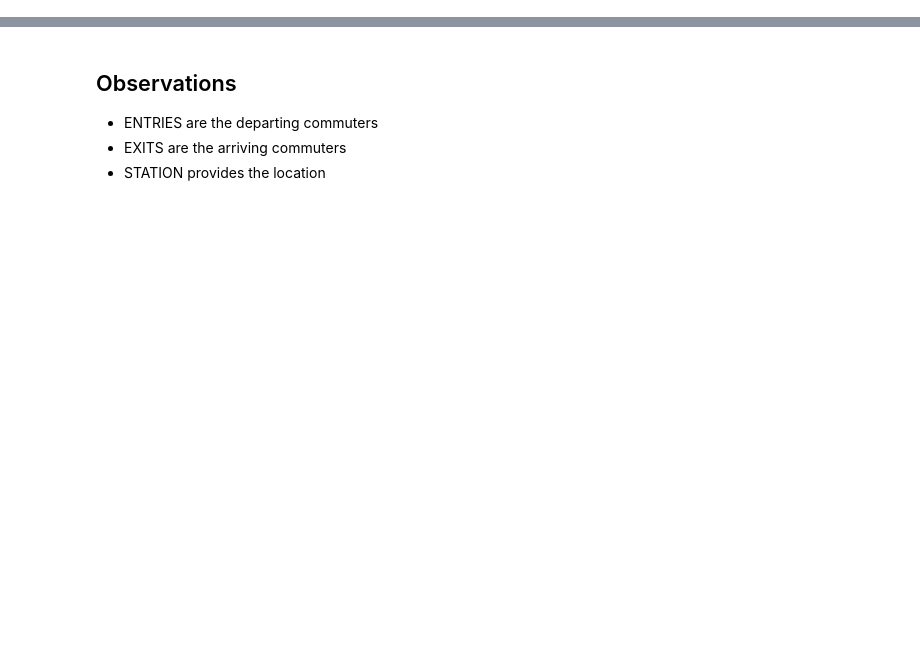
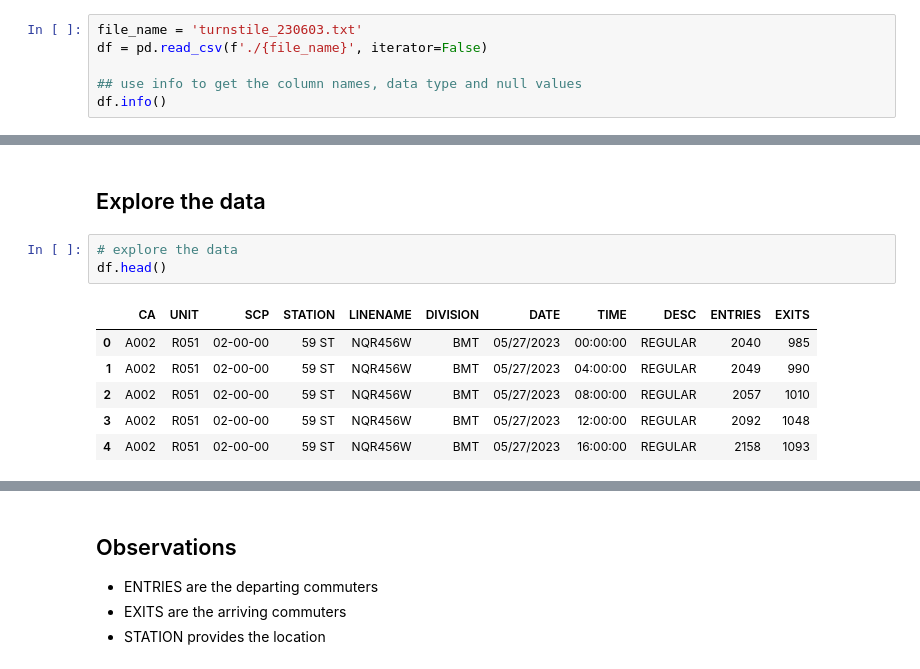
Before and after one commit to ozkary/data-engineering-mta-turnstile, a Jupyter notebook: Step1-Discovery/discovery.ipynb, the cells around one changed output, grey strips where cells are left out. Cells and saved outputs as stored; diff of their text form; blank space fills up the shorter version.

```diff
--- a/Step1-Discovery/discovery.ipynb
+++ b/Step1-Discovery/discovery.ipynb
@@ -8,0 +26,6 @@ import pandas as pd
+# %%
+file_name = 'turnstile_230603.txt'
+df = pd.read_csv(f'./{file_name}', iterator=False)
+
+## use info to get the column names, data type and null values
+df.info()
@@ -17,0 +121,12 @@ df = df.fillna(0)
+# %% [markdown]
+## Explore the data
+# %%
+# explore the data
+df.head()
+# %% [output]
+|  | CA | UNIT | SCP | STATION | LINENAME | DIVISION | DATE | TIME | DESC | ENTRIES | EXITS |
+| 0 | A002 | R051 | 02-00-00 | 59 ST | NQR456W | BMT | 05/27/2023 | 00:00:00 | REGULAR | 2040 | 985 |
+| 1 | A002 | R051 | 02-00-00 | 59 ST | NQR456W | BMT | 05/27/2023 | 04:00:00 | REGULAR | 2049 | 990 |
+| 2 | A002 | R051 | 02-00-00 | 59 ST | NQR456W | BMT | 05/27/2023 | 08:00:00 | REGULAR | 2057 | 1010 |
+| 3 | A002 | R051 | 02-00-00 | 59 ST | NQR456W | BMT | 05/27/2023 | 12:00:00 | REGULAR | 2092 | 1048 |
+| 4 | A002 | R051 | 02-00-00 | 59 ST | NQR456W | BMT | 05/27/2023 | 16:00:00 | REGULAR | 2158 | 1093 |
```
Also changed, not shown: parts of 28 cells of this notebook, 5 other files.
